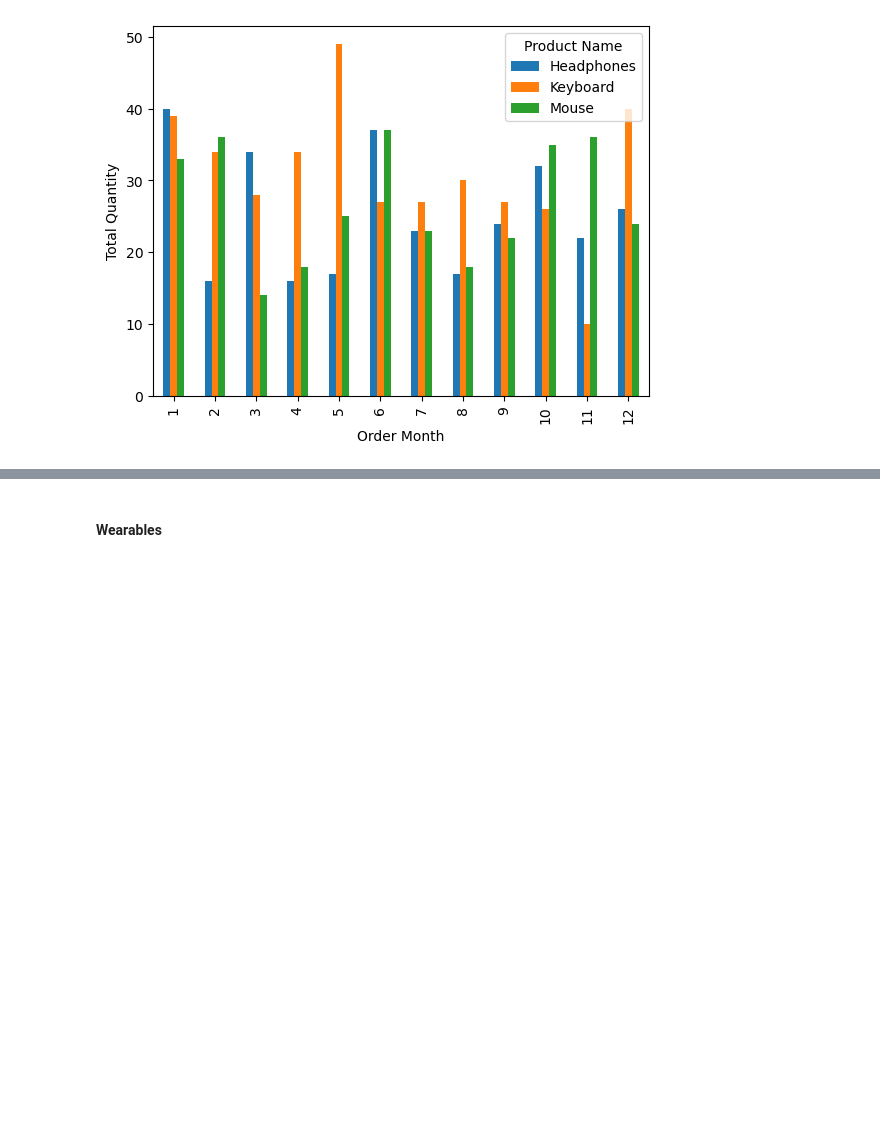
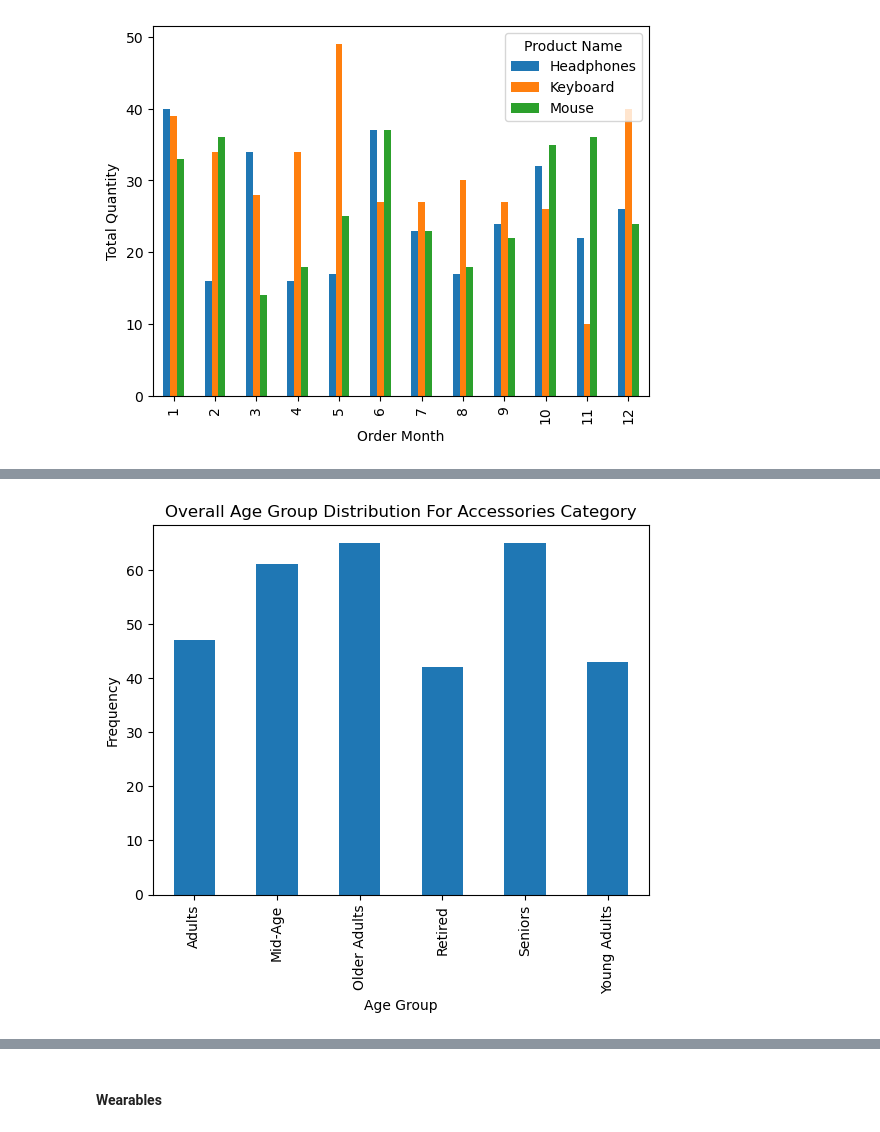
Before and after one commit to Mohammed-Hanan-Othman/ecommerce-sales-analysis, a Jupyter notebook: notebooks/3.product_performance.ipynb, the cells around one changed output, grey strips where cells are left out. Drawn from its saved outputs; the diff is of its cells as text; code cells hidden in the pictures; blank space fills up the shorter version.

```diff
--- a/notebooks/3.product_performance.ipynb
+++ b/notebooks/3.product_performance.ipynb
@@ -195,0 +210,8 @@ plt.show();
+# %%
+# Age Group Distribution
+df_accessories.groupby("Age Group").size().plot(kind="bar")
+plt.title("Overall Age Group Distribution For Accessories Category")
+plt.ylabel("Frequency")
+plt.show();
+# %% [output]
+[figure, added]
```
Also changed, not shown: parts of 4 cells of this notebook.
